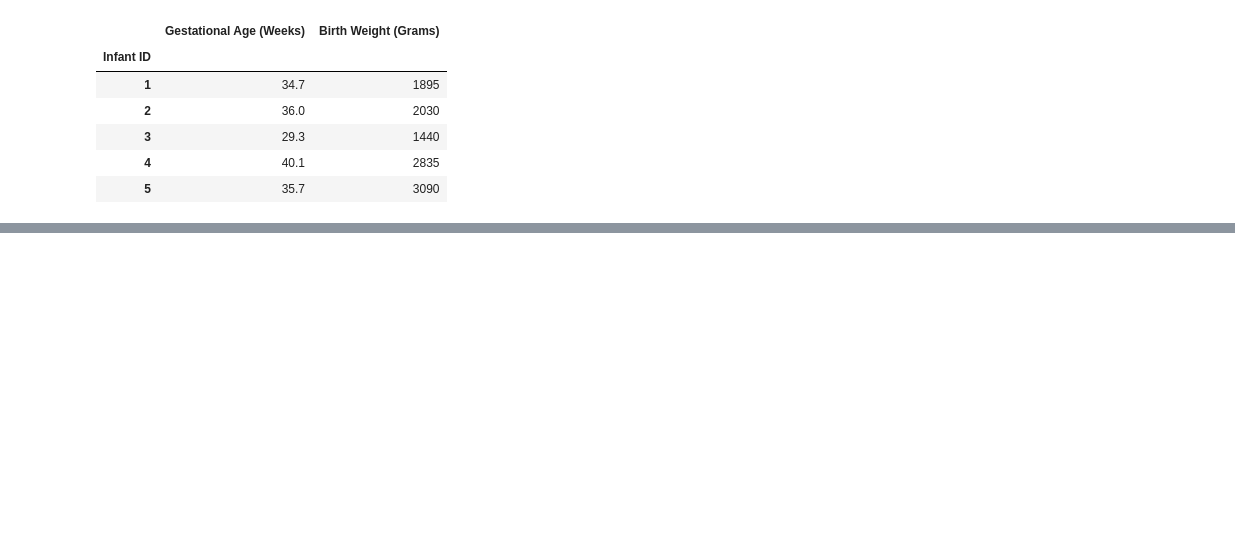
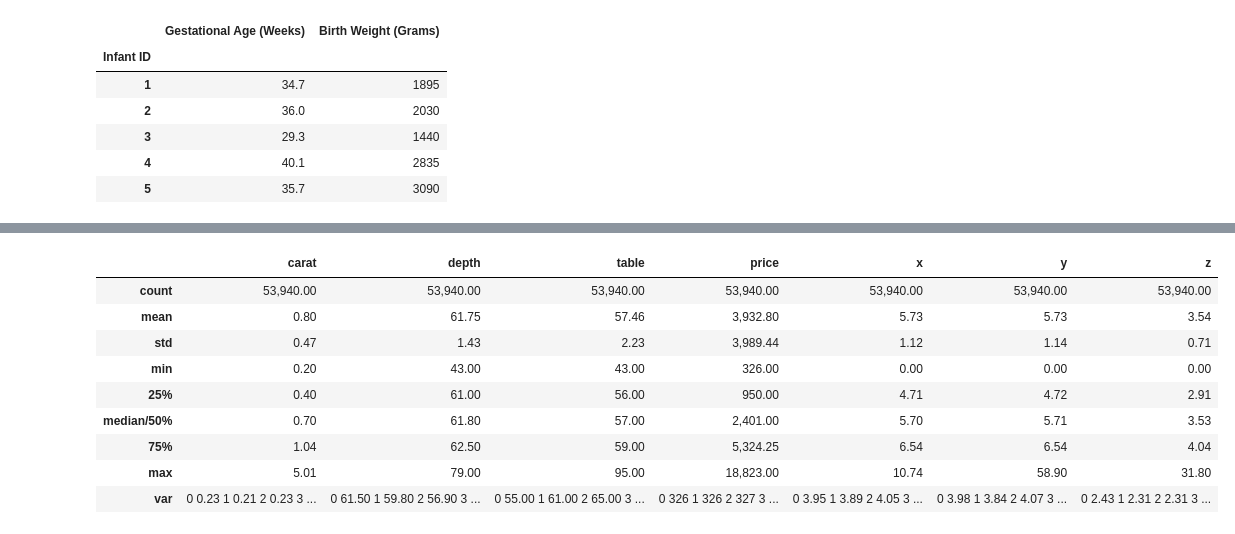
Before and after one commit to Shivamshukla14/Fundamntal_of_DS, a Jupyter notebook: Prac9.ipynb, the cells around one changed output, grey strips where cells are left out. Drawn from its saved outputs; the diff is of its cells as text; code cells hidden in the pictures; blank space fills up the shorter version.

```diff
--- a/Prac9.ipynb
+++ b/Prac9.ipynb
@@ -155,0 +178,6 @@ df1.head()
+# %%
+pd.set_option("display.max_columns", None)
+pd.options.display.float_format = "{:,.2f}".format
+# %%
+xls = pd.read_csv("Datasets/diamonds.csv")
+xls.head()
@@ -155,0 +191,9 @@ df1.head()
+# %%
+des_df = xls.drop(['id'],axis = 1)
+for col in des_df:
+    if des_df[col].dtype == 'object':
+        des_df = des_df.drop([col],axis = 1)
+
+des_r = des_df.describe()
+des_r = des_r.rename(index = {'50%':'median/50%'})
+des_r
@@ -155,0 +210,23 @@ df1.head()
+# %%
+var_r = des_df.var()
+
+varlist = []
+for col in des_df.columns:
+    if des_df[col].dtype == "object":
+        continue
+    varlist.append(round(des_df[col],5))
+
+df = pd.DataFrame([varlist], columns = des_r.columns, index = ['var'])
+mct = des_r.append(df)
+mct
+# %% [output]
+|  | carat | depth | table | price | x | y | z |
+| count | 53,940.00 | 53,940.00 | 53,940.00 | 53,940.00 | 53,940.00 | 53,940.00 | 53,940.00 |
+| mean | 0.80 | 61.75 | 57.46 | 3,932.80 | 5.73 | 5.73 | 3.54 |
+| std | 0.47 | 1.43 | 2.23 | 3,989.44 | 1.12 | 1.14 | 0.71 |
+| min | 0.20 | 43.00 | 43.00 | 326.00 | 0.00 | 0.00 | 0.00 |
+| 25% | 0.40 | 61.00 | 56.00 | 950.00 | 4.71 | 4.72 | 2.91 |
+| median/50% | 0.70 | 61.80 | 57.00 | 2,401.00 | 5.70 | 5.71 | 3.53 |
+| 75% | 1.04 | 62.50 | 59.00 | 5,324.25 | 6.54 | 6.54 | 4.04 |
+| max | 5.01 | 79.00 | 95.00 | 18,823.00 | 10.74 | 58.90 | 31.80 |
+| var | 0 0.23 1 0.21 2 0.23 3 ... | 0 61.50 1 59.80 2 56.90 3 ... | 0 55.00 1 61.00 2 65.00 3 ... | 0 326 1 326 2 327 3 ... | 0 3.95 1 3.89 2 4.05 3 ... | 0 3.98 1 3.84 2 4.07 3 ... | 0 2.43 1 2.31 2 2.31 3 ... |
```
Also changed, not shown: parts of 6 cells of this notebook, 20 other files.
